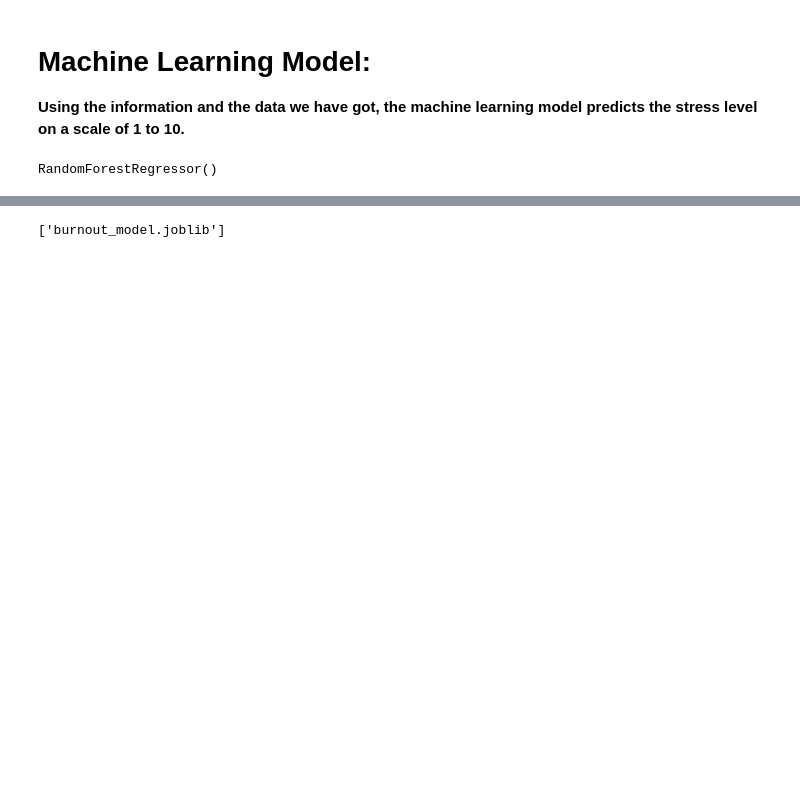
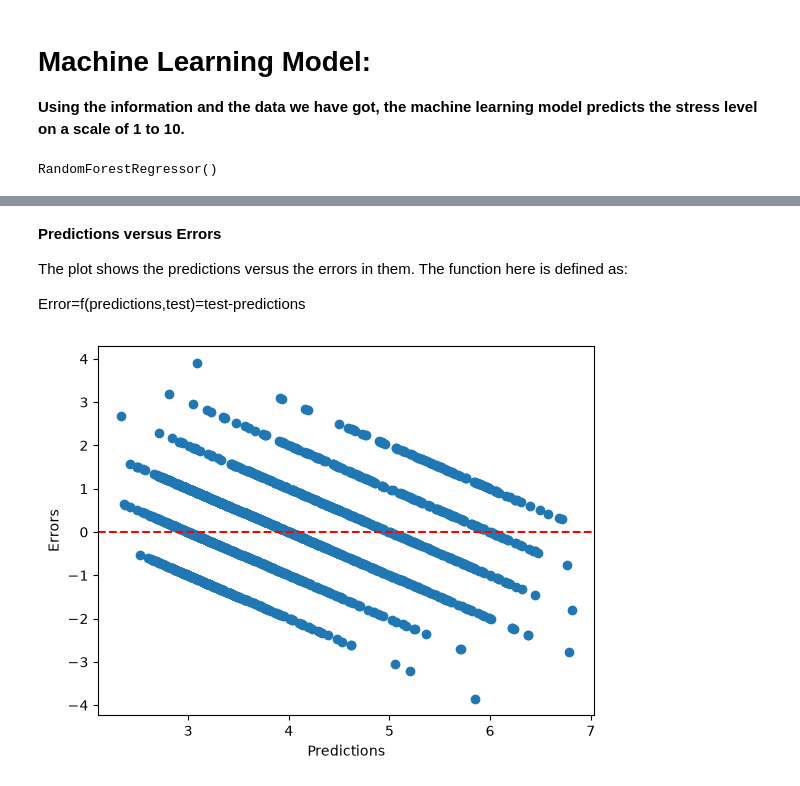
Before and after one commit to SayanMazumder25/Student-Load-Optimization-and-Burnout-Mapping, a Jupyter notebook: Project-1.ipynb, the cells around one changed output, grey strips where cells are left out. Saved outputs shown, nothing was run; the diff lists cells and outputs as text; code cells hidden in the pictures; blank space fills up the shorter version.

```diff
--- a/Project-1.ipynb
+++ b/Project-1.ipynb
@@ -262,5 +265,18 @@ Rounded Stress-Level Agreement: 67.05
+# %% [markdown]
+**Predictions versus Errors**
+
+The plot shows the predictions versus the errors in them. The function here is defined as:
+
+Error=f(predictions,test)=test-predictions
+# %%
+res=y_test-predictions
+plt.scatter(predictions,res)
+plt.axhline(y=0,linestyle='--',color='red')
+plt.xlabel('Predictions')
+plt.ylabel('Errors')
+plt.show()
+# %% [output]
+[figure, added]
 # %%
 import joblib
-joblib.dump(model, 'burnout_model.joblib')
+joblib.dump(rfr, 'burnout_model.joblib')
-# %% [output]
-['burnout_model.joblib']
```
Also changed, not shown: parts of 12 cells of this notebook.
